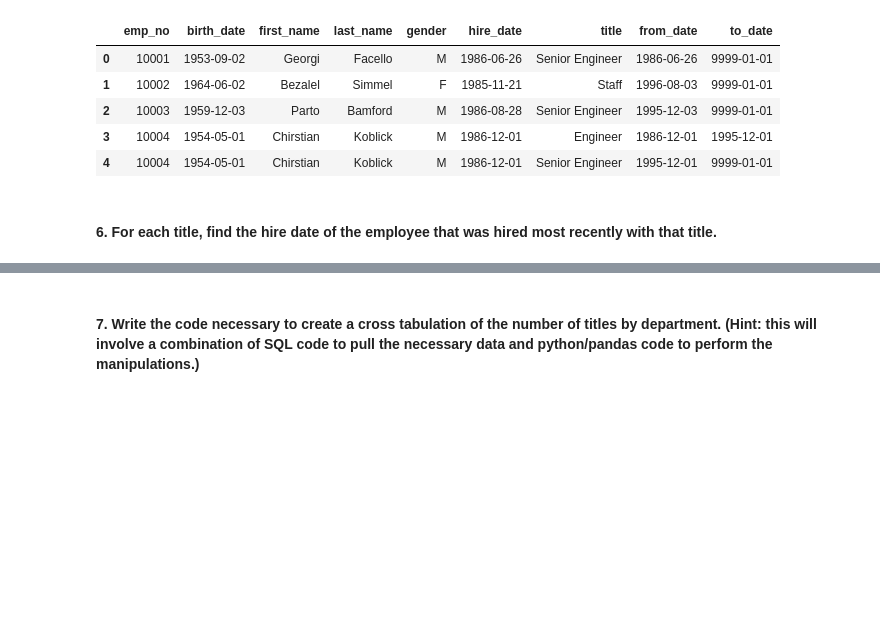
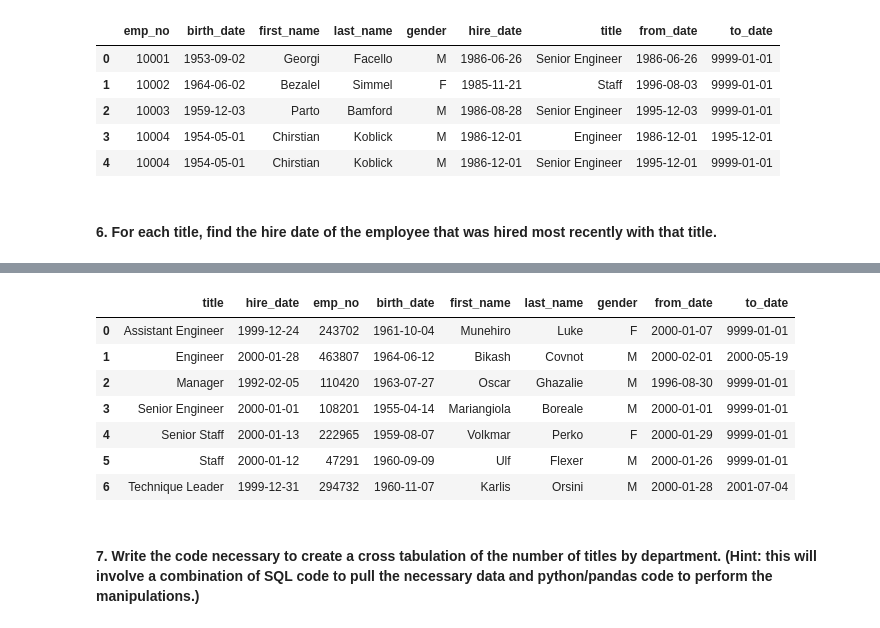
Before and after one commit to CodeupClassroom/jemison-data-science-libraries, a Jupyter notebook: advanced_dataframe_exercises.ipynb, the cells around one changed output, grey strips where cells are left out. Cells and saved outputs as stored; diff of their text form; code cells hidden in the pictures; blank space fills up the shorter version.

Commit message:
added some code to answer student's question about adding more columns to aggregrated dataframe

```diff
--- a/advanced_dataframe_exercises.ipynb
+++ b/advanced_dataframe_exercises.ipynb
@@ -614,4 +614,4 @@ employee_titles.head()
 # %% [markdown]
 #### 6. For each title, find the hire date of the employee that was hired most recently with that title.
 # %%
-employee_titles.groupby('title')[['hire_date']].max()
+df1 = employee_titles.groupby('title')[['hire_date']].max().reset_index()
@@ -628,3 +629,15 @@ employee_titles.groupby('title')[['hire_date']].max()
+# %%
+# Here I take df1 and merge it back to employees_title using multiple keys (and left join)
+pd.merge(df1, employee_titles, left_on = ['title', 'hire_date'], right_on = ['title', 'hire_date'], how = 'left')
+# %% [output]
+|  | title | hire_date | emp_no | birth_date | first_name | last_name | gender | from_date | to_date |
+| 0 | Assistant Engineer | 1999-12-24 | 243702 | 1961-10-04 | Munehiro | Luke | F | 2000-01-07 | 9999-01-01 |
+| 1 | Engineer | 2000-01-28 | 463807 | 1964-06-12 | Bikash | Covnot | M | 2000-02-01 | 2000-05-19 |
+| 2 | Manager | 1992-02-05 | 110420 | 1963-07-27 | Oscar | Ghazalie | M | 1996-08-30 | 9999-01-01 |
+| 3 | Senior Engineer | 2000-01-01 | 108201 | 1955-04-14 | Mariangiola | Boreale | M | 2000-01-01 | 9999-01-01 |
+| 4 | Senior Staff | 2000-01-13 | 222965 | 1959-08-07 | Volkmar | Perko | F | 2000-01-29 | 9999-01-01 |
+| 5 | Staff | 2000-01-12 | 47291 | 1960-09-09 | Ulf | Flexer | M | 2000-01-26 | 9999-01-01 |
+| 6 | Technique Leader | 1999-12-31 | 294732 | 1960-11-07 | Karlis | Orsini | M | 2000-01-28 | 2001-07-04 |
 # %% [markdown]
 #### 7. Write the code necessary to create a cross tabulation of the number of titles by department. (Hint: this will involve a combination of SQL code to pull the necessary data and python/pandas code to perform the manipulations.)
 # %%
```
Also changed, not shown: parts of 3 cells of this notebook.
